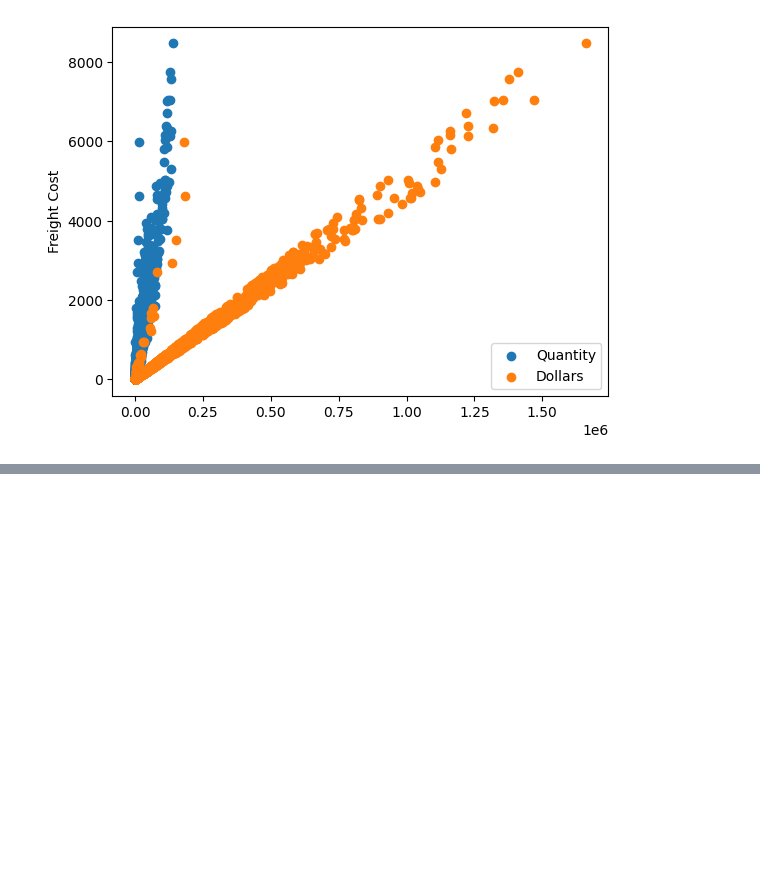
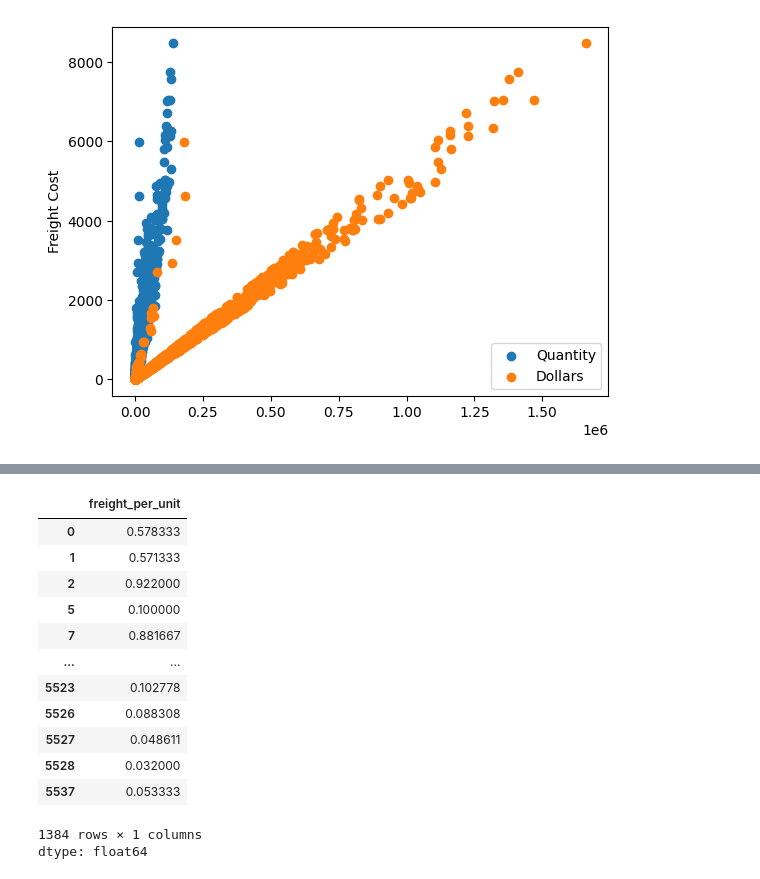
Before and after one commit to Rohit3435/invoice-intelligence-ml, a Jupyter notebook: invoice_intelligence_ml.ipynb, the cells around one changed output, grey strips where cells are left out. Cells and saved outputs as stored; diff of their text form; code cells hidden in the pictures; blank space fills up the shorter version.

```diff
--- a/invoice_intelligence_ml.ipynb
+++ b/invoice_intelligence_ml.ipynb
@@ -194,0 +224,17 @@ plt.show()
+# %%
+vendor_df. loc[vendor_df['Quantity']<low_quantity, 'freight_per_unit']
+# %% [output]
+|  | freight_per_unit |
+| 0 | 0.578333 |
+| 1 | 0.571333 |
+| 2 | 0.922000 |
+| 5 | 0.100000 |
+| 7 | 0.881667 |
+| ... | ... |
+| 5523 | 0.102778 |
+| 5526 | 0.088308 |
+| 5527 | 0.048611 |
+| 5528 | 0.032000 |
+| 5537 | 0.053333 |
+1384 rows × 1 columns
+dtype: float64
```
Also changed, not shown: parts of 4 cells of this notebook.
